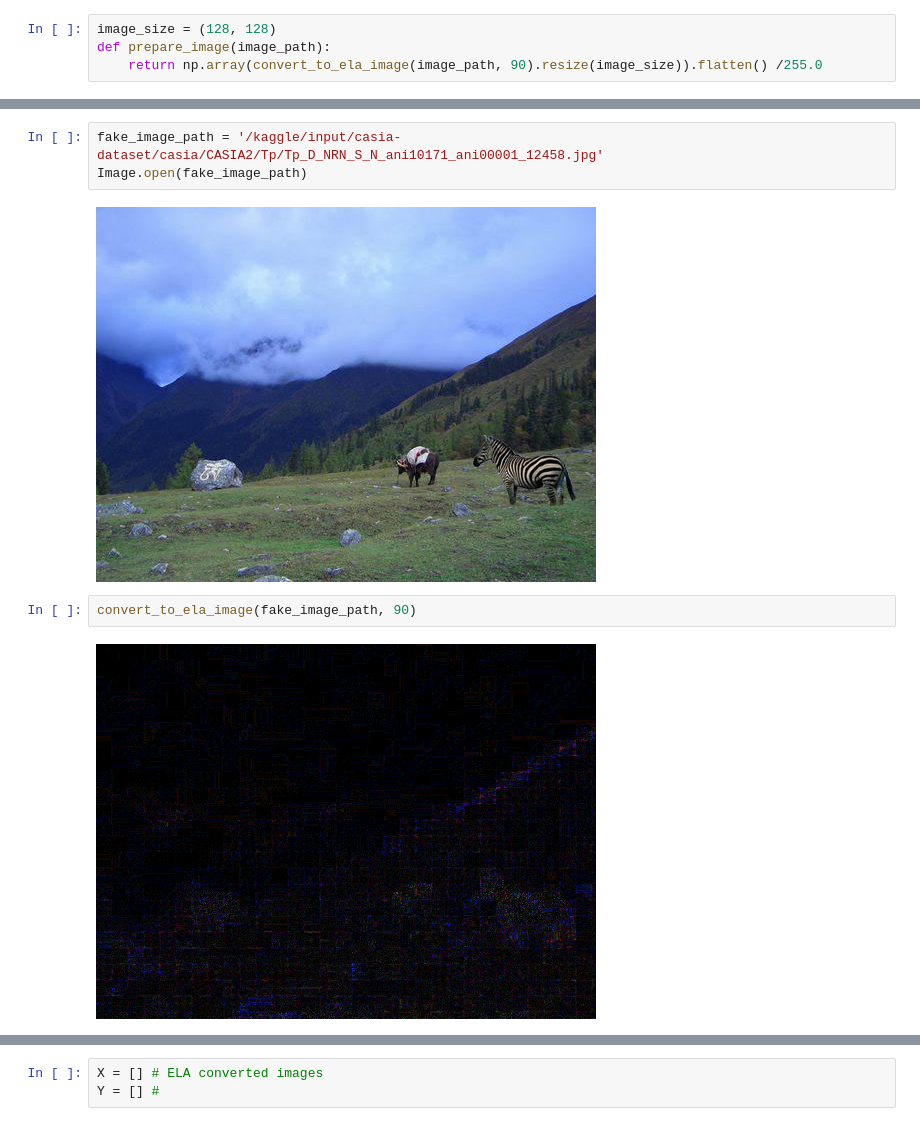
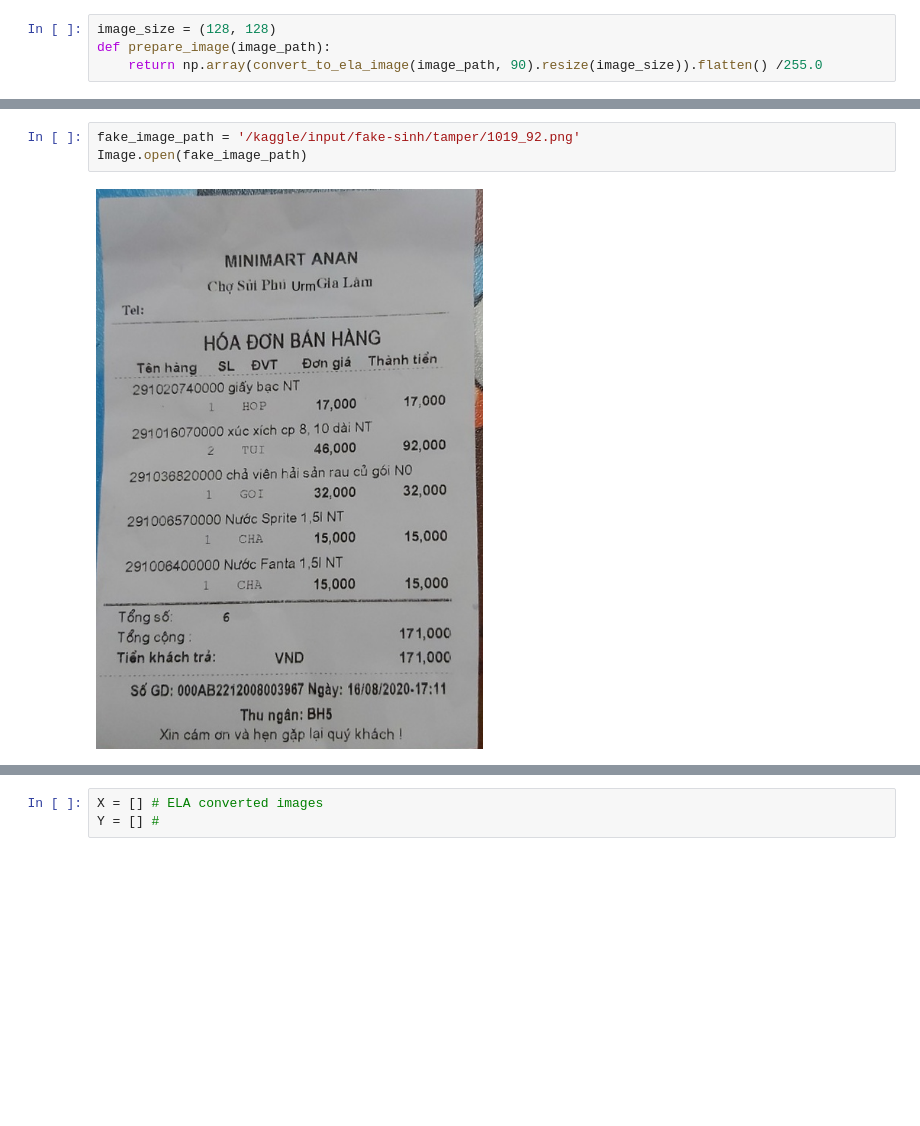
Before and after one commit to longlong892001/longlong892001, a Jupyter notebook: forgery.ipynb, the cells around one changed output, grey strips where cells are left out. Cells and saved outputs as stored; diff of their text form; blank space fills up the shorter version.

```diff
--- a/forgery.ipynb
+++ b/forgery.ipynb
@@ -59,9 +110,5 @@ convert_to_ela_image(real_image_path, 90)
 # %%
-fake_image_path = '/kaggle/input/casia-dataset/casia/CASIA2/Tp/Tp_D_NRN_S_N_ani10171_ani00001_12458.jpg'
+fake_image_path = '/kaggle/input/fake-sinh/tamper/1019_92.png'
 Image.open(fake_image_path)
 # %% [output]
-[figure, old version]
+[figure, new version]
-# %%
-convert_to_ela_image(fake_image_path, 90)
-# %% [output]
-[figure, removed]
```
Also changed, not shown: parts of 29 cells of this notebook.
